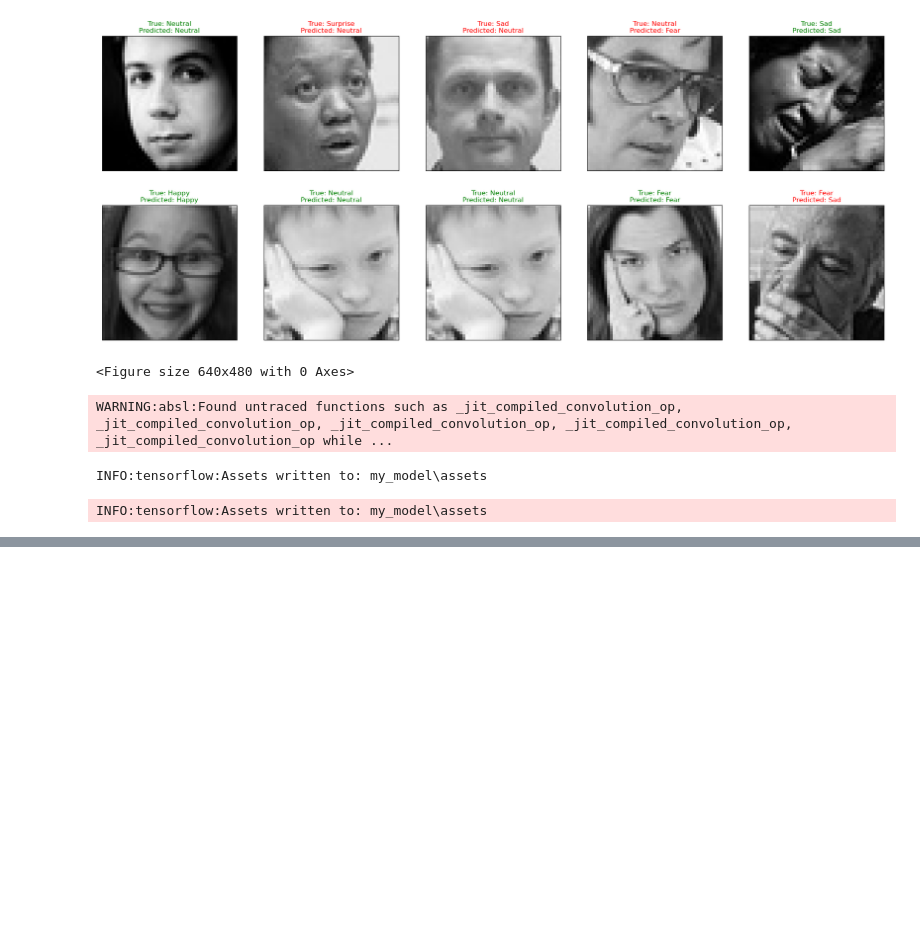
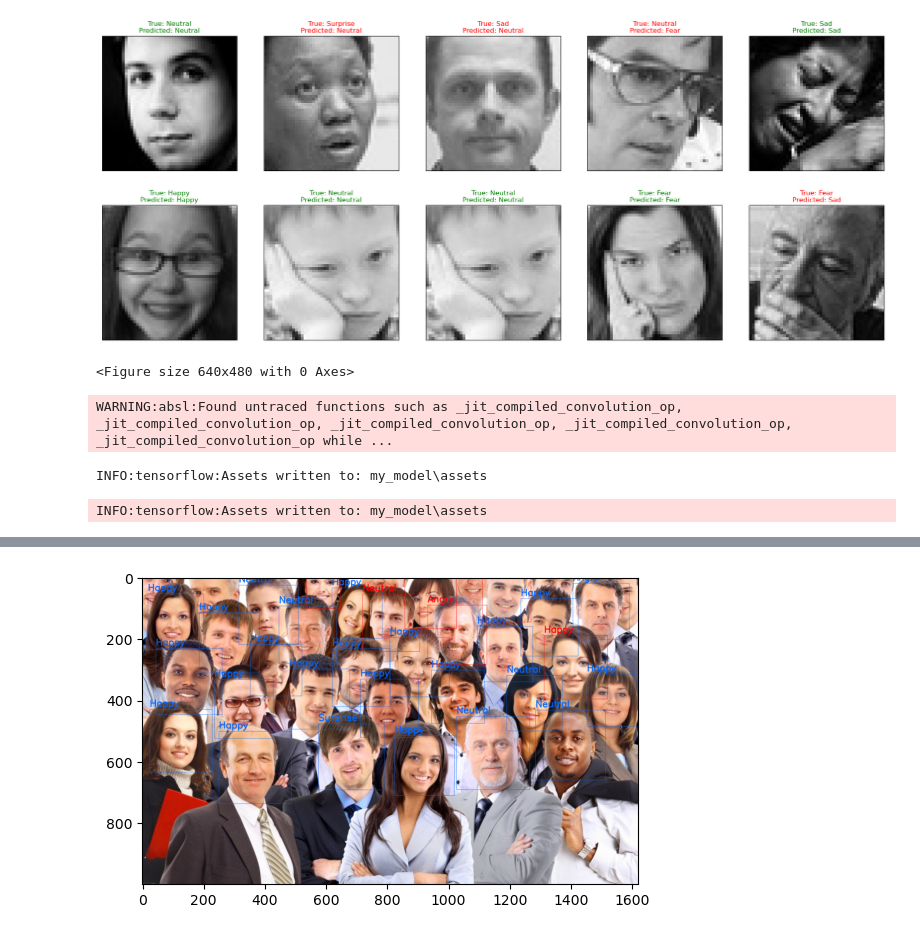
Before and after one commit to Defectum350/Emotion-Classification, a Jupyter notebook: Detected face.ipynb, the cells around one changed output, grey strips where cells are left out. Saved outputs shown, nothing was run; the diff lists cells and outputs as text; code cells hidden in the pictures; blank space fills up the shorter version.

```diff
--- a/Detected face.ipynb
+++ b/Detected face.ipynb
@@ -25,6 +27,6 @@ from sklearn.metrics import confusion_matrix
 # %%
-train_dir = "./CNN/archive/train/"
-test_dir = "./CNN/archive/test/"
+train_dir = "archive/train/"
+test_dir = "archive/test/"
 
 def Classes_Count(path, name):
     Classes_Dict = {}
@@ -352 +349,5 @@ face_cascade = cv2.CascadeClassifier(haar_model)
+# %%
+new_model = tf.keras.models.load_model('my_model')
+# %%
+detector = MTCNN()
 # %%
@@ -381,0 +431,3 @@ detected_face("./CNN/5wNNoF3NiTM.jpg")
+# %%
+detected_face("people.jpg")
+# %% [output]
@@ -381,0 +451 @@ detected_face("./CNN/5wNNoF3NiTM.jpg")
+[figure, added]
```
Also changed, not shown: parts of 6 cells of this notebook, 35 other files.
